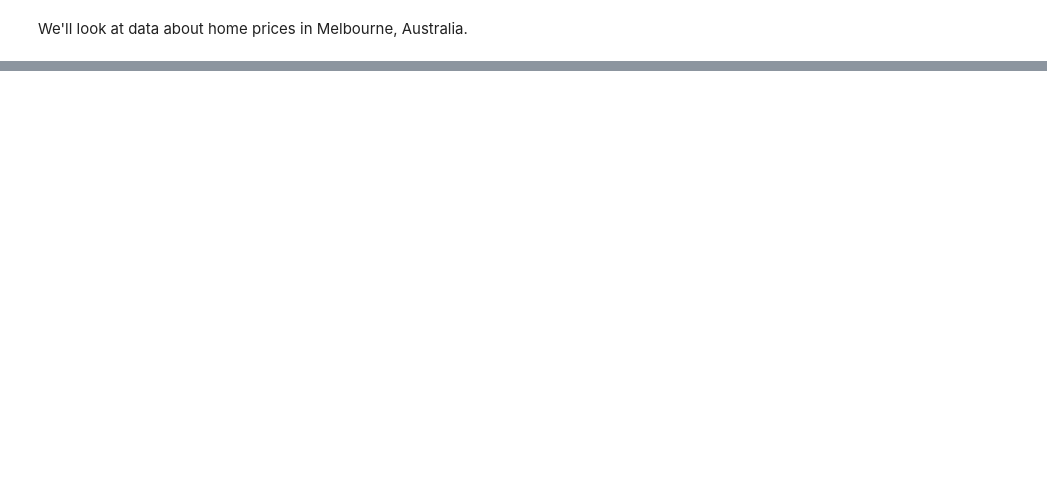
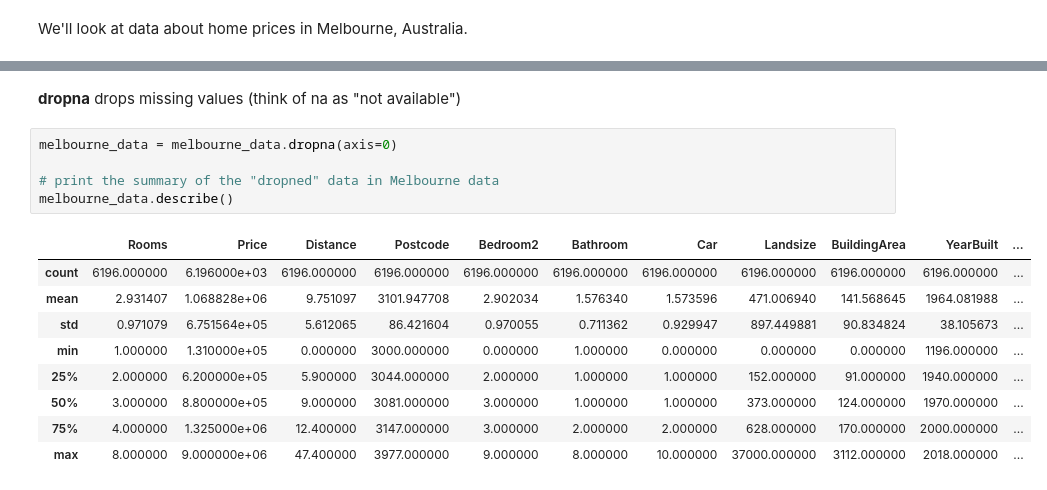
Before and after one commit to dbahiense/MachineLearning, a Jupyter notebook: select_data_for_modeling.ipynb, the cells around one changed output, grey strips where cells are left out. Cells and saved outputs as stored; diff of their text form; blank space fills up the shorter version.

Commit message:
kaggle, data, pandas

```diff
--- a/select_data_for_modeling.ipynb
+++ b/select_data_for_modeling.ipynb
@@ -25,0 +42,17 @@ melbourne_data.describe()
+# %% [markdown]
+**dropna** drops missing values (think of na as "not available")
+# %%
+melbourne_data = melbourne_data.dropna(axis=0)
+
+# print the summary of the "dropned" data in Melbourne data
+melbourne_data.describe()
+# %% [output]
+|  | Rooms | Price | Distance | Postcode | Bedroom2 | Bathroom | Car | Landsize | BuildingArea | YearBuilt | ... |
+| count | 6196.000000 | 6.196000e+03 | 6196.000000 | 6196.000000 | 6196.000000 | 6196.000000 | 6196.000000 | 6196.000000 | 6196.000000 | 6196.000000 | ... |
+| mean | 2.931407 | 1.068828e+06 | 9.751097 | 3101.947708 | 2.902034 | 1.576340 | 1.573596 | 471.006940 | 141.568645 | 1964.081988 | ... |
+| std | 0.971079 | 6.751564e+05 | 5.612065 | 86.421604 | 0.970055 | 0.711362 | 0.929947 | 897.449881 | 90.834824 | 38.105673 | ... |
+| min | 1.000000 | 1.310000e+05 | 0.000000 | 3000.000000 | 0.000000 | 1.000000 | 0.000000 | 0.000000 | 0.000000 | 1196.000000 | ... |
+| 25% | 2.000000 | 6.200000e+05 | 5.900000 | 3044.000000 | 2.000000 | 1.000000 | 1.000000 | 152.000000 | 91.000000 | 1940.000000 | ... |
+| 50% | 3.000000 | 8.800000e+05 | 9.000000 | 3081.000000 | 3.000000 | 1.000000 | 1.000000 | 373.000000 | 124.000000 | 1970.000000 | ... |
+| 75% | 4.000000 | 1.325000e+06 | 12.400000 | 3147.000000 | 3.000000 | 2.000000 | 2.000000 | 628.000000 | 170.000000 | 2000.000000 | ... |
+| max | 8.000000 | 9.000000e+06 | 47.400000 | 3977.000000 | 9.000000 | 8.000000 | 10.000000 | 37000.000000 | 3112.000000 | 2018.000000 | ... |
```
Also changed, not shown: parts of 7 cells of this notebook.
